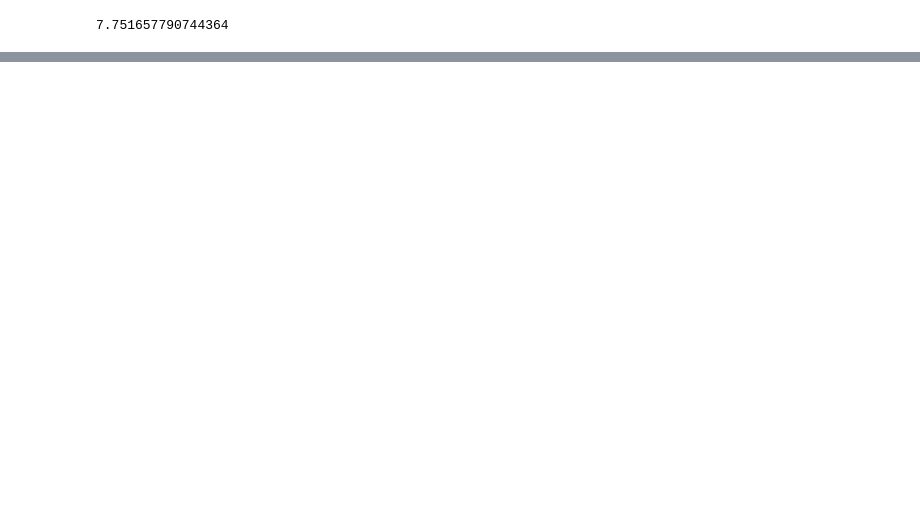
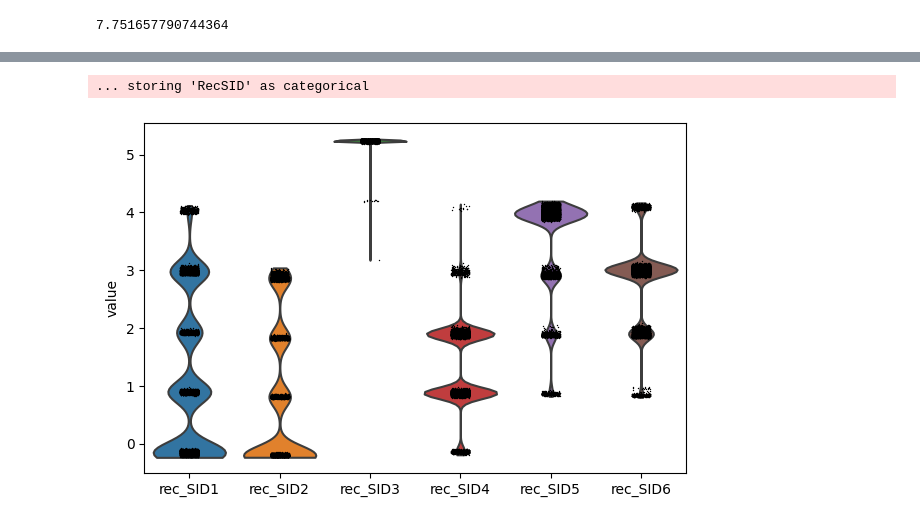
Before and after one commit to akanksha-sachan/senescence_chromatin, a Jupyter notebook: py_scripts/gene_set_scoring.ipynb, the cells around one changed output, grey strips where cells are left out. Cells and saved outputs as stored; diff of their text form; code cells hidden in the pictures; blank space fills up the shorter version.

```diff
--- a/py_scripts/gene_set_scoring.ipynb
+++ b/py_scripts/gene_set_scoring.ipynb
@@ -37,0 +151,3 @@ sc.pl.embedding(adata, basis="umap", color="integrated_snn_res.0.45", show=False
+# %%
+adata = sc.AnnData(counts_df)
+adata.obs['condition'] = [x.split('_')[1]=='Tam' for x in adata.obs_names]
@@ -37,0 +174,3 @@ sc.pl.embedding(adata, basis="umap", color="integrated_snn_res.0.45", show=False
+# %%
+# Convert boolean condition to integer for plotting
+adata.obs['condition_int'] = adata.obs['condition'].astype(int)
@@ -37,0 +192,7 @@ sc.pl.embedding(adata, basis="umap", color="integrated_snn_res.0.45", show=False
+# %%
+pred_dict, recSID, tmpfiles = SenCID(adata = adata,
+                    sidnums = [1,2,3,4,5,6],
+                    denoising = True,
+                    binarize = True,
+                    threads = 1,
+                    savetmp = True)
@@ -37,0 +241,12 @@ sc.pl.embedding(adata, basis="umap", color="integrated_snn_res.0.45", show=False
+# %%
+adata.obs = pd.concat([adata.obs, recSID.loc[adata.obs_names, :]], axis = 1)
+# %%
+# save adata
+adata.write('/ix/djishnu/Akanksha/datasets/senescence_fibroblasts/tam_SenCID.h5ad')
+# %% [output]
+... storing 'RecSID' as categorical
+# %%
+markers = ['rec_SID1', 'rec_SID2', 'rec_SID3', 'rec_SID4', 'rec_SID5', 'rec_SID6']
+sc.pl.violin(adata, keys = markers)
+# %% [output]
+[figure, added]
```
Also changed, not shown: parts of 31 cells of this notebook, 1 other file.
